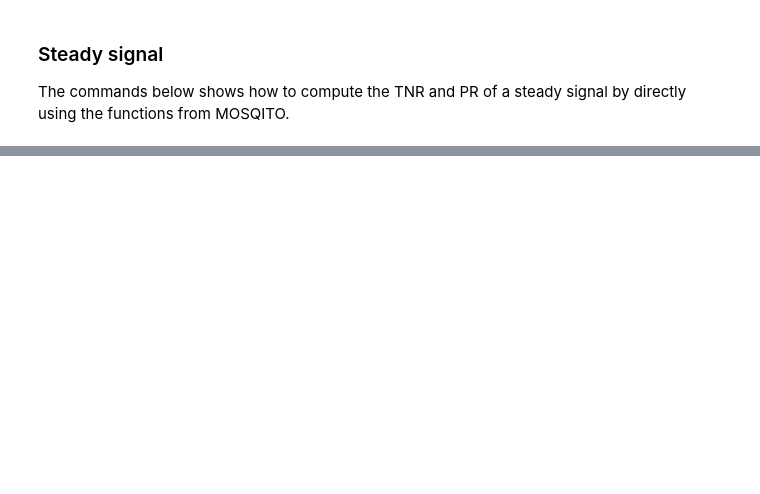
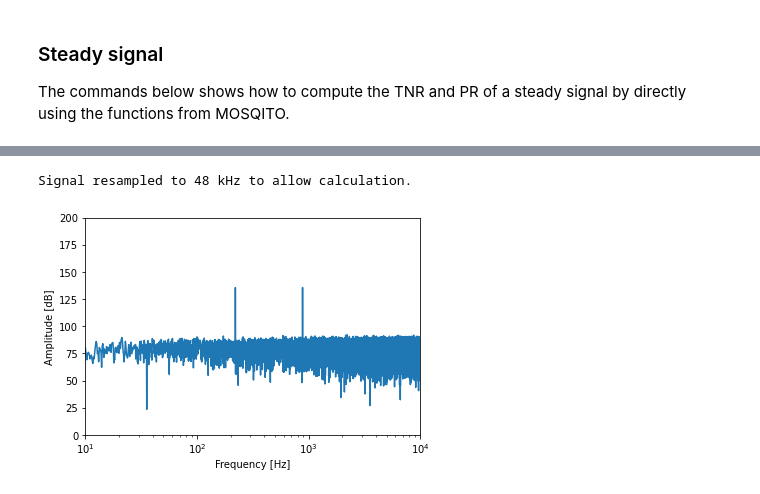
Before and after one commit to Eomys/MoSQITo, a Jupyter notebook: tutorials/tuto_TNR_PR.ipynb, the cells around one changed output, grey strips where cells are left out. Cells and saved outputs as stored; diff of their text form; code cells hidden in the pictures; blank space fills up the shorter version.

```diff
--- a/tutorials/tuto_TNR_PR.ipynb
+++ b/tutorials/tuto_TNR_PR.ipynb
@@ -29,0 +165,18 @@ work in progress
+# %%
+# Load signal and compute third-octave spectrum
+signal, fs = load(True,r"../mosqito/tests/tonality_tnr_pr/white_noise_442_1768_Hz_stationary.wav", calib=0.01)
+n = len(signal)
+
+# Plot the signal spectrum
+freqs = np.linspace(0, fs/2, n)
+spectrum = amp2db(abs(fft(signal * np.blackman(n))) , ref=0.00002)
+plt.plot(freqs, spectrum)
+plt.xscale('log')
+plt.xlim(10,10000)
+plt.ylim(0,200)
+plt.xlabel("Frequency [Hz]")
+plt.ylabel("Amplitude [dB]")
+plt.show()
+# %% [output]
+Signal resampled to 48 kHz to allow calculation.
+[figure, added]
```
Also changed, not shown: parts of 20 cells of this notebook, 3 other files.
